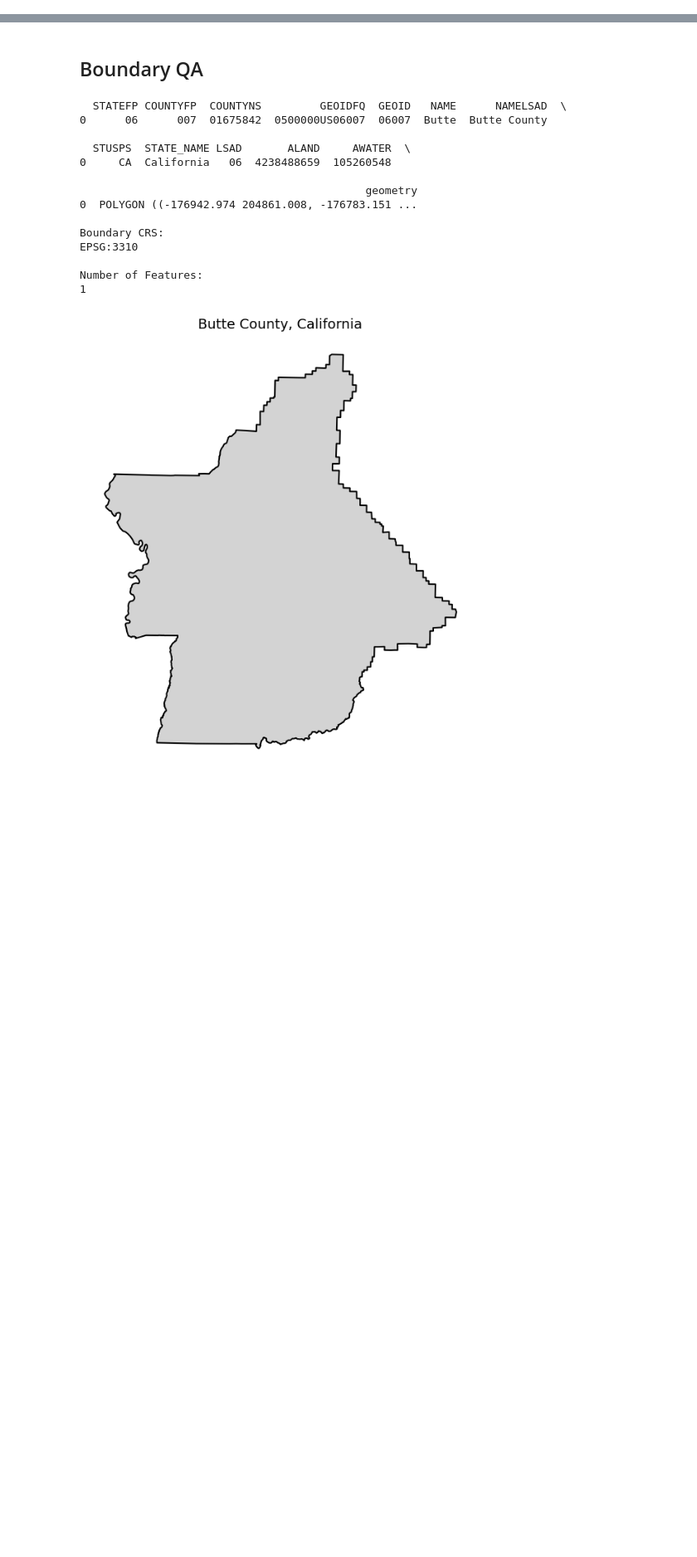
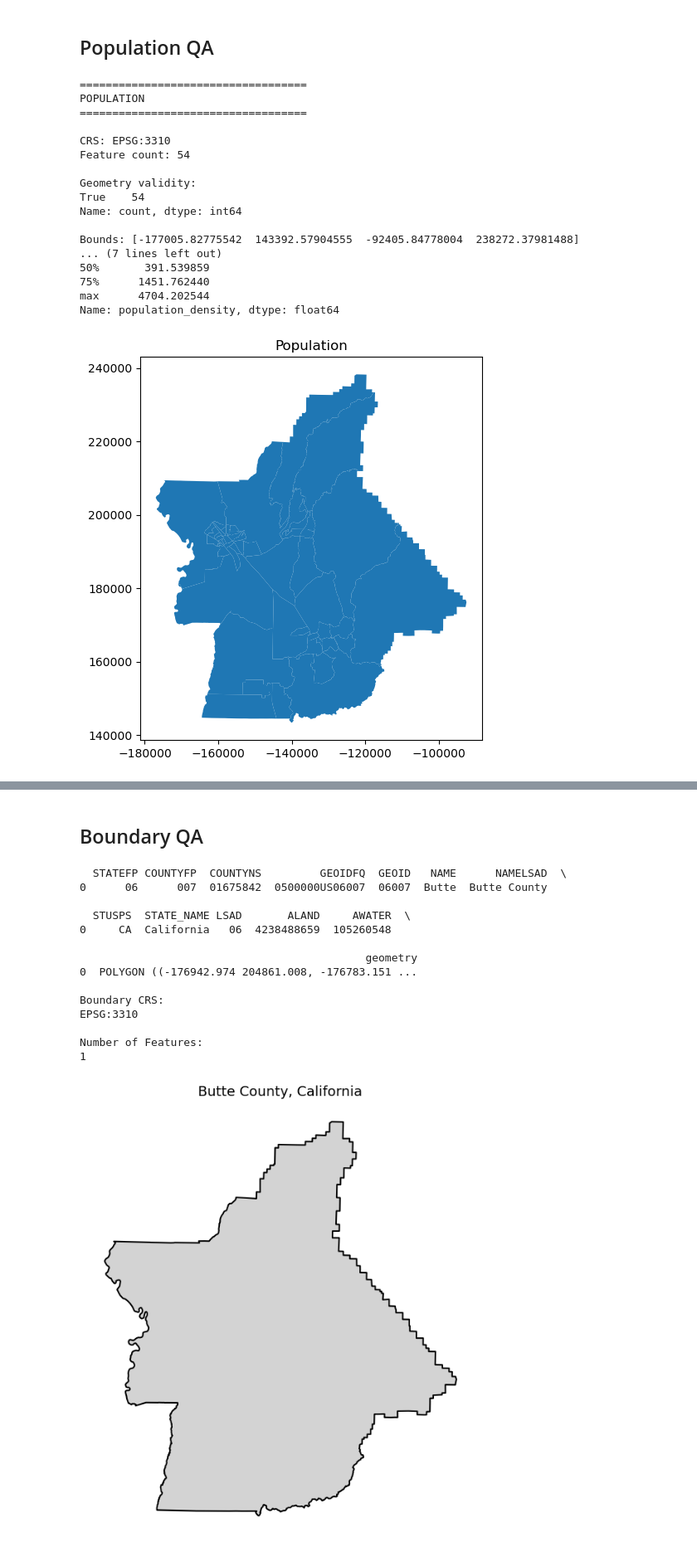
Before and after one commit to Gracey0201/wildfire-geoai-california, a Jupyter notebook: notebooks/data_quality_assessment.ipynb, the cells around one changed output, grey strips where cells are left out. Shown at 83% size. Drawn from its saved outputs; the diff is of its cells as text; code cells hidden in the pictures; blank space fills up the shorter version.

Commit message:
Add preprocessing pipeline and population workflow

```diff
--- a/notebooks/data_quality_assessment.ipynb
+++ b/notebooks/data_quality_assessment.ipynb
@@ -4,0 +461,26 @@ import matplotlib.pyplot as plt
+# %% [markdown]
+## Population QA
+# %%
+population = vector_qa(
+    POPULATION_PATH,
+    "Population"
+)
+# %% [output]
+===================================
+POPULATION
+===================================
+
+CRS: EPSG:3310
+Feature count: 54
+
+Geometry validity:
+True    54
+Name: count, dtype: int64
+
+Bounds: [-177005.82775542  143392.57904555  -92405.84778004  238272.37981488]
+... (7 lines left out)
+50%       391.539859
+75%      1451.762440
+max      4704.202544
+Name: population_density, dtype: float64
+[figure, added]
```
Also changed, not shown: parts of 19 cells of this notebook, 6 other files.
